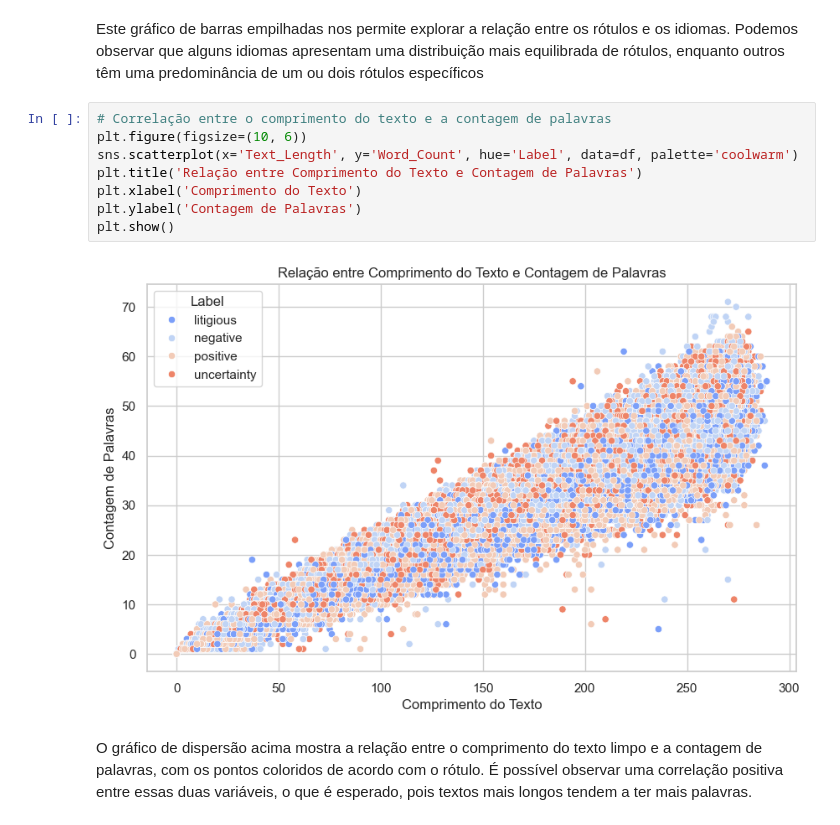
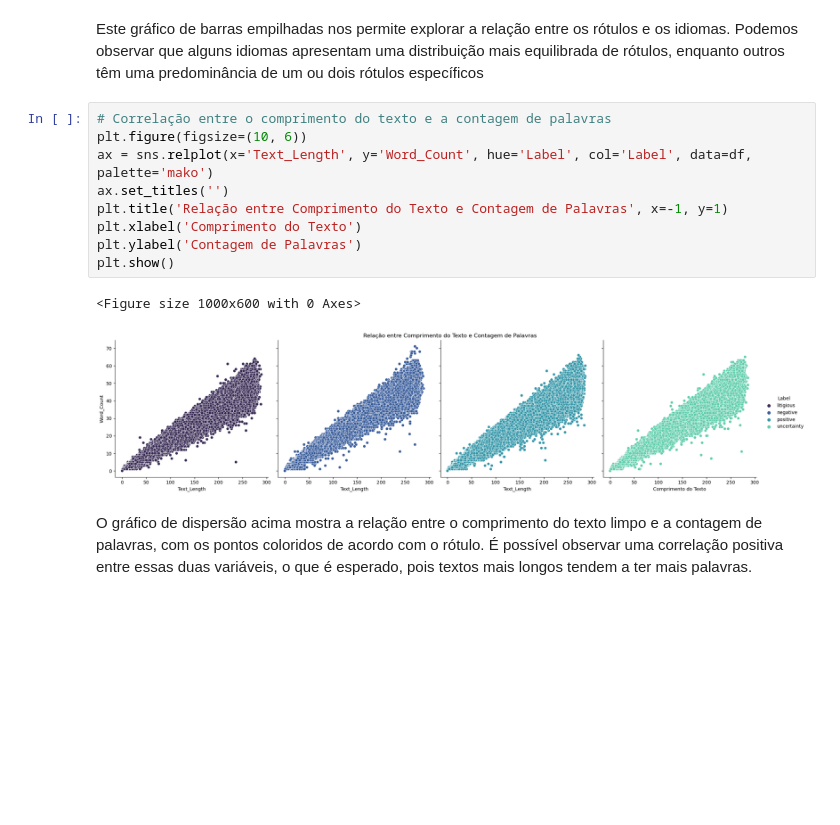
Before and after one commit to ICEI-PUC-Minas-PMV-SI/pmv-si-2024-1-pe7-t1-twittersentimentanalysis, a Jupyter notebook: src/00_EDA.ipynb, the cells around one changed output. Drawn from its saved outputs; the diff is of its cells as text; blank space fills up the shorter version.

Commit message:
update docs and graphics according to latest eda_00 update

```diff
--- a/src/00_EDA.ipynb
+++ b/src/00_EDA.ipynb
@@ -214,13 +220,15 @@ Este gráfico de barras empilhadas nos permite explorar a relação entre os ró
 # %%
 # Correlação entre o comprimento do texto e a contagem de palavras
 plt.figure(figsize=(10, 6))
-sns.scatterplot(x='Text_Length', y='Word_Count', hue='Label', data=df, palette='coolwarm')
-plt.title('Relação entre Comprimento do Texto e Contagem de Palavras')
+ax = sns.relplot(x='Text_Length', y='Word_Count', hue='Label', col='Label', data=df, palette='mako')
+ax.set_titles('')
+plt.title('Relação entre Comprimento do Texto e Contagem de Palavras', x=-1, y=1)
 plt.xlabel('Comprimento do Texto')
 plt.ylabel('Contagem de Palavras')
 plt.show()
 # %% [output]
+<Figure size 1000x600 with 0 Axes>
-[figure, old version]
+[figure, new version]
 # %% [markdown]
 O gráfico de dispersão acima mostra a relação entre o comprimento do texto limpo e a contagem de palavras, com os pontos coloridos de acordo com o rótulo. É possível observar uma correlação positiva entre essas duas variáveis, o que é esperado, pois textos mais longos tendem a ter mais palavras.
 # %% [markdown]
```
Also changed, not shown: parts of 9 cells of this notebook, 11 other files.
